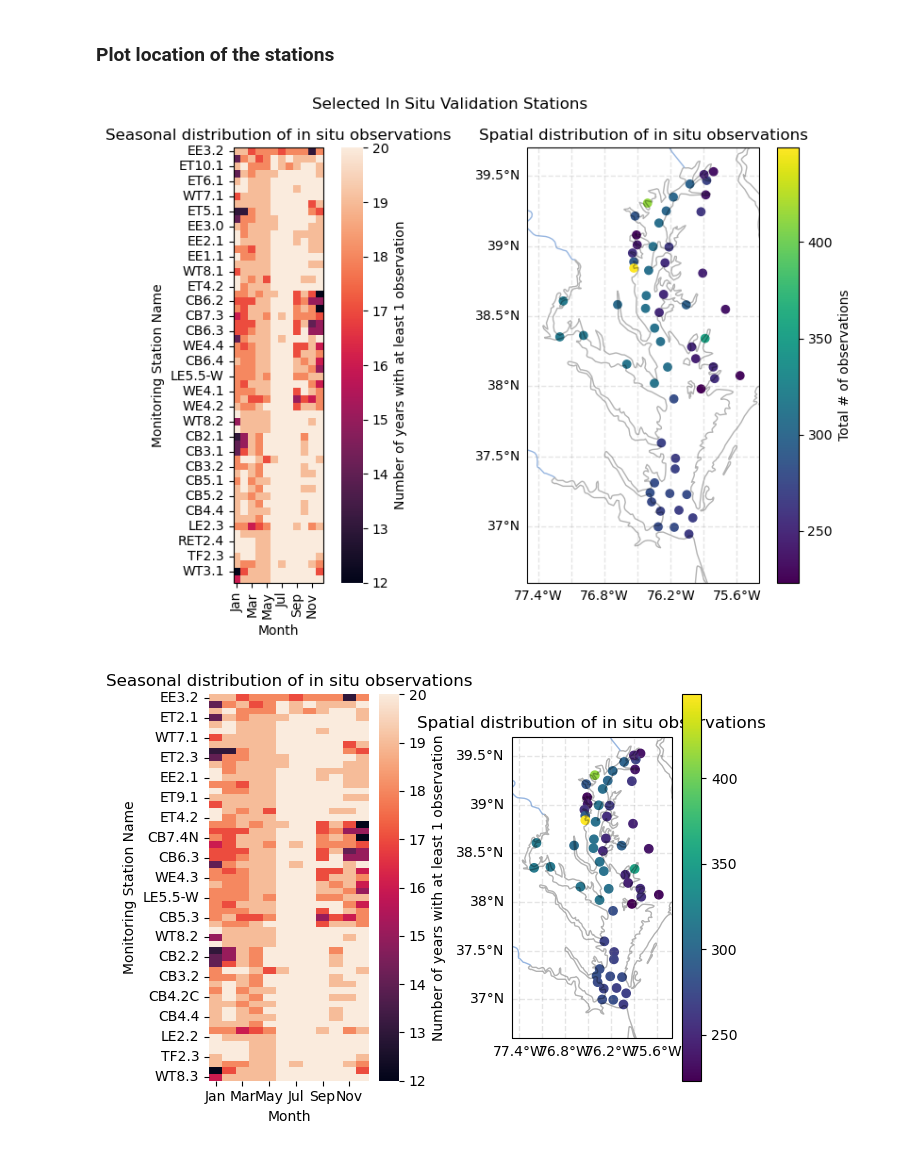
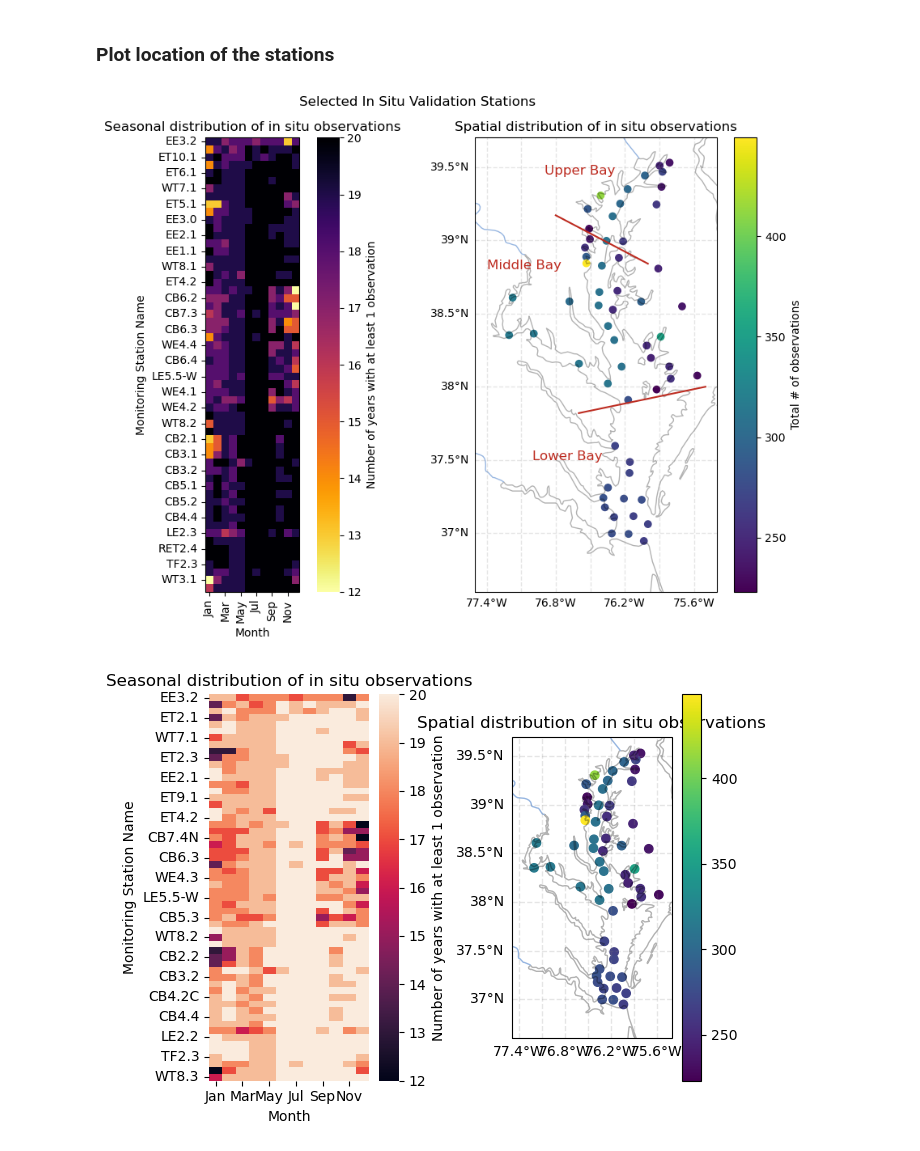
Before and after one commit to rwegener2/chesapeake_mhw, a Jupyter notebook: notebooks/01_intermediate_processing/01a_CBP_station_climatology.ipynb, the cells around one changed output. Drawn from its saved outputs; the diff is of its cells as text; code cells hidden in the pictures.

```diff
--- a/notebooks/01_intermediate_processing/01a_CBP_station_climatology.ipynb
+++ b/notebooks/01_intermediate_processing/01a_CBP_station_climatology.ipynb
@@ -124,46 +126,59 @@ geoWQ = gpd.GeoDataFrame(
 # %%
 # ax1 = plt.subplot(121)
 # ax2 = plt.subplot(122, projection=ccrs.PlateCarree())
-fig, axes = plt.subplots(1, 2, subplot_kw={'projection': ccrs.PlateCarree()})
+fig, axes = plt.subplots(1, 2, subplot_kw={'projection': ccrs.PlateCarree()},
+                         # gridspec_kw={'width_ratios':[5, 2]},
+                         figsize=(10, 7))
                         # gridspec_kw={'width_ratios':[2, 1]})  # , 'height_ratios':[2,1]})
 fig.suptitle('Selected In Situ Validation Stations')
 
-fig.set_size_inches(9, 6)
+# fig.set_size_inches(9, 6)
 # fig.suptitle('Locations of most frequently sampled in situ locations')
 
 # Add background features
 axes[1].add_feature(cfeature.COASTLINE, alpha=0.3)
 axes[1].add_feature(cfeature.BORDERS, linestyle=':')
 axes[1].add_feature(cfeature.RIVERS)
 # ax.coastlines()
 
 axes[1].set_extent([-77.5, -75.4, 36.6, 39.7])
 
 # Add and format gridlines. Remove top and right labels
 gl = axes[1].gridlines(crs=ccrs.PlateCarree(), draw_labels=True,
                   linewidth=1, color='gray', alpha=0.2, linestyle='--')
 gl.top_labels, gl.right_labels = False, False
 
 # Add seasonal distribution
+# attempted and failed to make colorbar discrete
+# making colorbar discrete is fine; struggling with label location
+# cmap = plt.get_cmap('inferno_r', np.max(completeness_df.values) - np.min(completeness_df.values) + 1)
 axes[0].set_title('Seasonal distribution of in situ observations')
-sns.heatmap(completeness_df, ax=axes[0],
+sns.heatmap(completeness_df, ax=axes[0], cmap='inferno_r',
+                   # linewidths=0.2,
             cbar_kws={'label': 'Number of years with at least 1 observation'})
 axes[0].set_ylabel('Monitoring Station Name')
 axes[0].set_xlabel('Month')
 axes[0].set_xticks([0.5, 2.5, 4.5, 6.5, 8.5, 10.5])
 axes[0].set_xticklabels(['Jan','Mar','May','Jul', 'Sep', 'Nov'])
 
-# Add MUR to left plot
+# Plot in situ locations
 axes[1].set_title('Spatial distribution of in situ observations')
 geoWQ.plot(ax=axes[1], column='Count', legend=True, legend_kwds={'label': "Total # of observations"})
+# Add upper / middle / lower locations
+axes[1].plot([-76.8, -76.0], [39.17, 38.84], color='#bd2b20')  # upper/mid
+axes[1].plot([-76.6, -75.5], [37.82, 38], color='#bd2b20')  # mid/lower
+axes[1].text(-76.9, 39.45, 'Upper Bay', color='#bd2b20', size=12)
+axes[1].text(-77.4, 38.8, 'Middle Bay', color='#bd2b20', size=12)
+axes[1].text(-77.0, 37.5, 'Lower Bay', color='#bd2b20', size=12)
+
 
 plt.tight_layout()
 
 if SAVE_FIGS:
     plt.savefig('../../figures/insitu_distribution.png', dpi=400,
             bbox_inches='tight')
 # %% [output]
-[figure, old version]
+[figure, new version]
 # %%
 ax0 = plt.subplot(121)
 ax1 = plt.subplot(122, projection=ccrs.PlateCarree())
```
Also changed, not shown: parts of 1 cell of this notebook, 3 other files.
